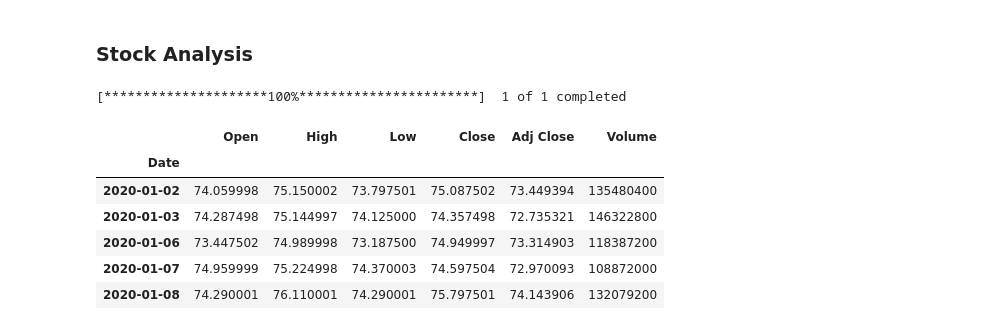
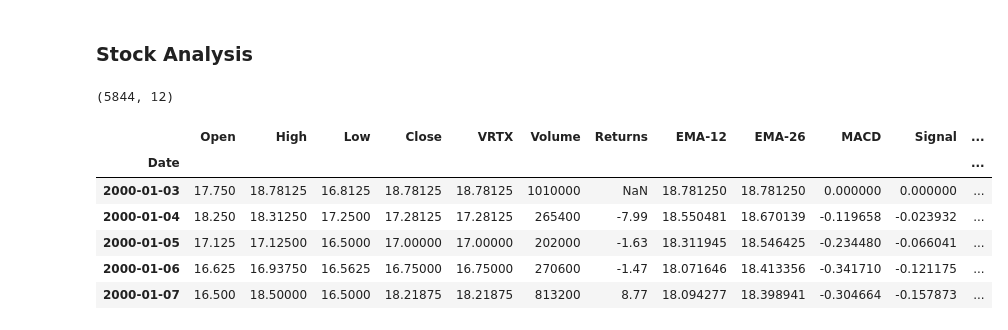
Before and after one commit to jpradas1/Stock_Market_Analysis, a Jupyter notebook: Analysis_II.ipynb, the cells around one changed output. Cells and saved outputs as stored; diff of their text form; code cells hidden in the pictures.

```diff
--- a/Analysis_II.ipynb
+++ b/Analysis_II.ipynb
@@ -26,19 +26,27 @@ Furthermore, the best subindustries to invest on it would be Oil-Gas Refining an
 In order to the previous analysis, let's see would be the better companies to invest on, within the sub industries **Oil-Gas Refining and Marketing** and **il-Gas Equipment and Service**.
 # %% [markdown]
 ### Stock Analysis
-# %%
-import yfinance as yf
-
-# Download financial data for Apple Inc.
-ticker = 'AAPL'
-data = yf.download(ticker, start='2020-01-01', end='2021-12-31')
-data.head()
-# %% [output]
-[*********************100%***********************]  1 of 1 completed
-|  | Open | High | Low | Close | Adj Close | Volume |
-| Date |  |  |  |  |  |  |
-| 2020-01-02 | 74.059998 | 75.150002 | 73.797501 | 75.087502 | 73.449394 | 135480400 |
-| 2020-01-03 | 74.287498 | 75.144997 | 74.125000 | 74.357498 | 72.735321 | 146322800 |
-| 2020-01-06 | 73.447502 | 74.989998 | 73.187500 | 74.949997 | 73.314903 | 118387200 |
-| 2020-01-07 | 74.959999 | 75.224998 | 74.370003 | 74.597504 | 72.970093 | 108872000 |
-| 2020-01-08 | 74.290001 | 76.110001 | 74.290001 | 75.797501 | 74.143906 | 132079200 |
+# %%
+from get_dataset import MACD, global_return
+import numpy as np
+import matplotlib.pyplot as plt
+import plotly.graph_objects as go
+import seaborn as sns
+from plotly.subplots import make_subplots
+import pandas as pd
+
+sector = 'Health Care'
+sub = 'Biotechnology'
+stock = 'VRTX'
+df_stock = MACD(sector, sub, stock)
+print(df_stock.shape)
+df_stock.head()
+# %% [output]
+(5844, 12)
+|  | Open | High | Low | Close | VRTX | Volume | Returns | EMA-12 | EMA-26 | MACD | Signal | ... |
+| Date |  |  |  |  |  |  |  |  |  |  |  | ... |
+| 2000-01-03 | 17.750 | 18.78125 | 16.8125 | 18.78125 | 18.78125 | 1010000 | NaN | 18.781250 | 18.781250 | 0.000000 | 0.000000 | ... |
+| 2000-01-04 | 18.250 | 18.31250 | 17.2500 | 17.28125 | 17.28125 | 265400 | -7.99 | 18.550481 | 18.670139 | -0.119658 | -0.023932 | ... |
+| 2000-01-05 | 17.125 | 17.12500 | 16.5000 | 17.00000 | 17.00000 | 202000 | -1.63 | 18.311945 | 18.546425 | -0.234480 | -0.066041 | ... |
+| 2000-01-06 | 16.625 | 16.93750 | 16.5625 | 16.75000 | 16.75000 | 270600 | -1.47 | 18.071646 | 18.413356 | -0.341710 | -0.121175 | ... |
+| 2000-01-07 | 16.500 | 18.50000 | 16.5000 | 18.21875 | 18.21875 | 813200 | 8.77 | 18.094277 | 18.398941 | -0.304664 | -0.157873 | ... |
```
Also changed, not shown: parts of 3 cells of this notebook, 4 other files.
